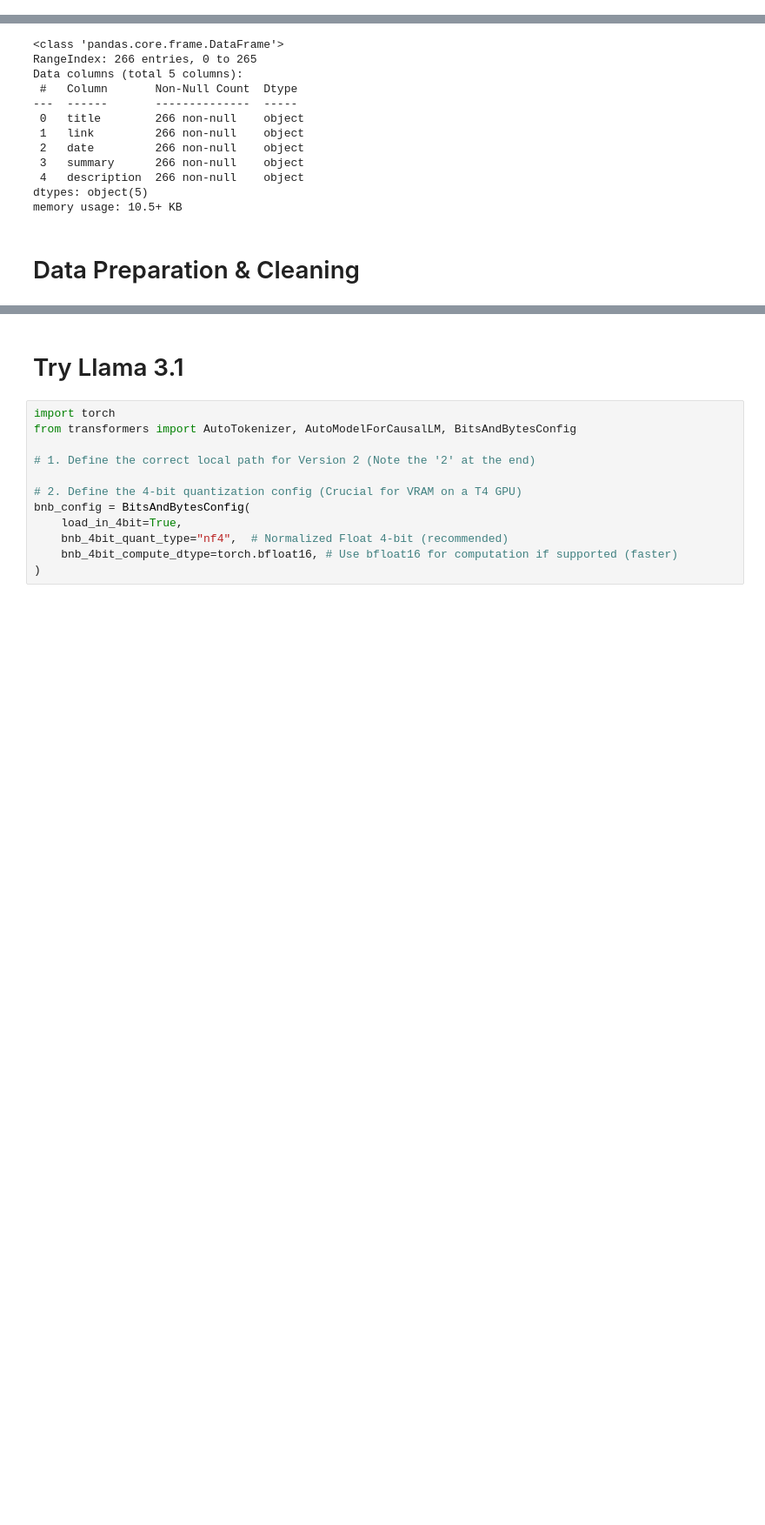
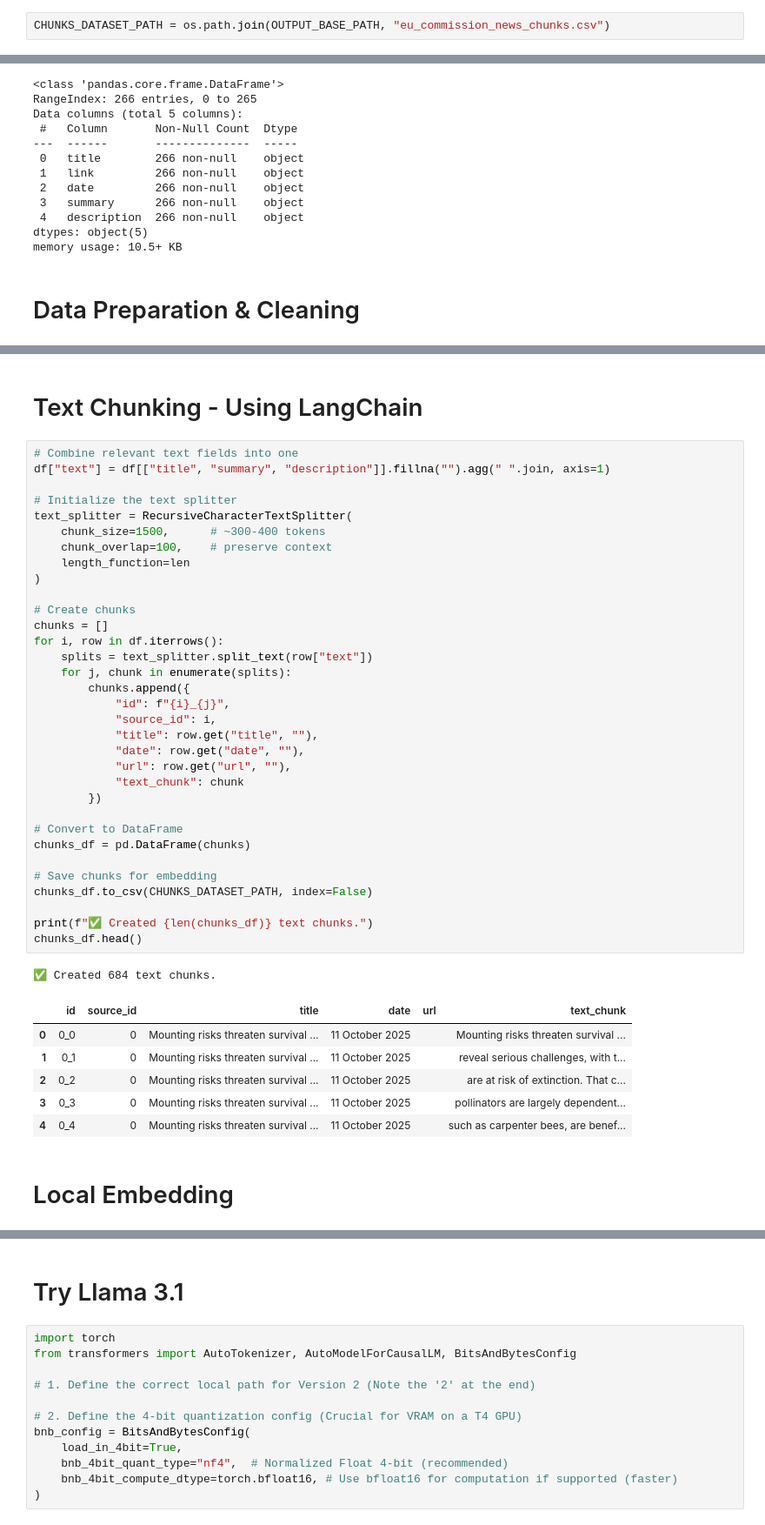
Before and after one commit to aliknot/News-Chatbot, a Jupyter notebook: news-chat-bot.ipynb, the cells around one changed output, grey strips where cells are left out. Shown at 87% size. Cells and saved outputs as stored; diff of their text form; blank space fills up the shorter version.

```diff
--- a/news-chat-bot.ipynb
+++ b/news-chat-bot.ipynb
@@ -30,6 +39,8 @@ LLAMA_MODEL_PATH = os.path.join(INPUT_BASE_PATH, "llama-3.1/transformers/8b-inst
 OUTPUT_BASE_PATH = '/kaggle/working/'
 # %%
 CLEAN_DATASET_PATH = os.path.join(OUTPUT_BASE_PATH, "eu_commission_news_clean.csv")
+# %%
+CHUNKS_DATASET_PATH = os.path.join(OUTPUT_BASE_PATH, "eu_commission_news_chunks.csv")
 # %% [markdown]
 # Import Dataset
 # %%
@@ -91,3 +102,48 @@ df.head()
 | 2 | EU s Leading Role Instrumental in... | https://research-and-innovation.e... | 10 October 2025 | G20 reinforces international coll... | The G20 Research, Science and Inn... |
 | 3 | President von der Leyen travels t... | https://enlargement.ec.europa.eu/... | 10 October 2025 | The President of the European Com... | The President of the European Com... |
 | 4 | Fishing vessel engine power - new... | https://oceans-and-fisheries.ec.e... | 10 October 2025 | The European Commission has publi... | The European Commission has publi... |
+# %% [markdown]
+# Text Chunking - Using LangChain
+# %%
+# Combine relevant text fields into one
+df["text"] = df[["title", "summary", "description"]].fillna("").agg(" ".join, axis=1)
+
+# Initialize the text splitter
+text_splitter = RecursiveCharacterTextSplitter(
+    chunk_size=1500,      # ~300-400 tokens
+    chunk_overlap=100,    # preserve context
+    length_function=len
+)
+
+# Create chunks
+chunks = []
+for i, row in df.iterrows():
+    splits = text_splitter.split_text(row["text"])
+    for j, chunk in enumerate(splits):
+        chunks.append({
+            "id": f"{i}_{j}",
+            "source_id": i,
+            "title": row.get("title", ""),
+            "date": row.get("date", ""),
+            "url": row.get("url", ""),
+            "text_chunk": chunk
+        })
+
+# Convert to DataFrame
+chunks_df = pd.DataFrame(chunks)
+
+# Save chunks for embedding
+chunks_df.to_csv(CHUNKS_DATASET_PATH, index=False)
+
+print(f"✅ Created {len(chunks_df)} text chunks.")
+chunks_df.head()
+# %% [output]
+✅ Created 684 text chunks.
+|  | id | source_id | title | date | url | text_chunk |
+| 0 | 0_0 | 0 | Mounting risks threaten survival ... | 11 October 2025 |  | Mounting risks threaten survival ... |
+| 1 | 0_1 | 0 | Mounting risks threaten survival ... | 11 October 2025 |  | reveal serious challenges, with t... |
+| 2 | 0_2 | 0 | Mounting risks threaten survival ... | 11 October 2025 |  | are at risk of extinction. That c... |
+| 3 | 0_3 | 0 | Mounting risks threaten survival ... | 11 October 2025 |  | pollinators are largely dependent... |
+| 4 | 0_4 | 0 | Mounting risks threaten survival ... | 11 October 2025 |  | such as carpenter bees, are benef... |
+# %% [markdown]
+# Local Embedding
```
Also changed, not shown: parts of 13 cells of this notebook.
